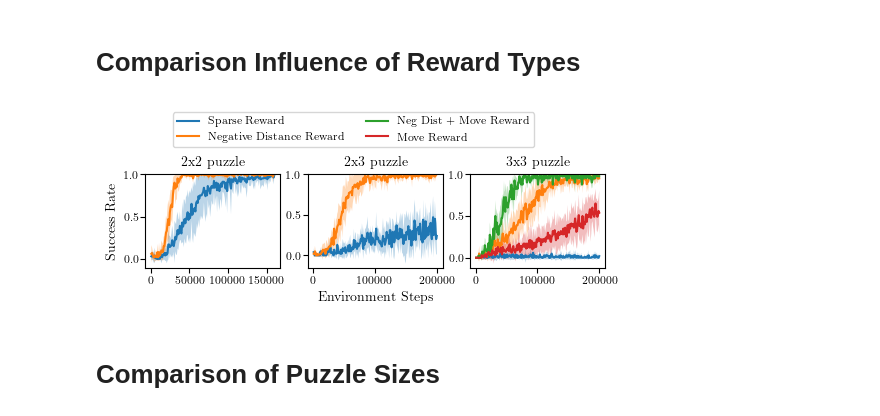
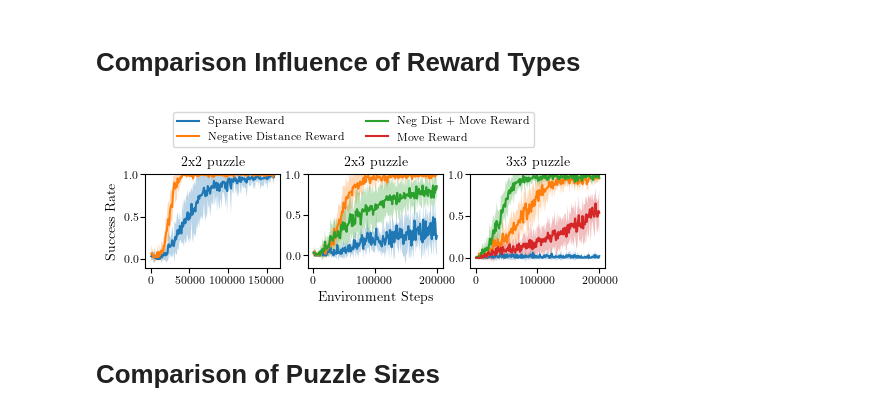
Before and after one commit to rosa-wolf/Multi-Phase-Skill-Learning-SlidingPuzzle, a Jupyter notebook: eval_data.ipynb, the cells around one changed output. Drawn from its saved outputs; the diff is of its cells as text; code cells hidden in the pictures.

Commit message:
Runs for 2x2 puzzle for movemnte reward evaluation

```diff
--- a/eval_data.ipynb
+++ b/eval_data.ipynb
@@ -157,6 +157,14 @@ path_negdist_2x3_3skills = ["/home/rosa/Documents/Uni/Masterarbeit/checkpoints_p
                            "/home/rosa/Documents/Uni/Masterarbeit/checkpoints_predefined/2x3/2x3_3skills_predefined_neg_distTrue_movementFalse_sparseFalse_seed495813/evaluations.npz","/home/rosa/Documents/Uni/Masterarbeit/checkpoints_predefined/2x3/2x3_3skills_predefined_neg_distTrue_movementFalse_sparseFalse_seed582759/evaluations.npz",
                            "/home/rosa/Documents/Uni/Masterarbeit/checkpoints_predefined/2x3/2x3_3skills_predefined_neg_distTrue_movementFalse_sparseFalse_seed682147/evaluations.npz","/home/rosa/Documents/Uni/Masterarbeit/checkpoints_predefined/2x3/2x3_3skills_predefined_neg_distTrue_movementFalse_sparseFalse_seed918504/evaluations.npz",
                            "/home/rosa/Documents/Uni/Masterarbeit/checkpoints_predefined/2x3/2x3_3skills_predefined_neg_distTrue_movementFalse_sparseFalse_seed978623//evaluations.npz"]
+
+path_move_2x3_3skills = ["/home/rosa/Documents/Uni/Masterarbeit/checkpoints_predefined/2x3/2x3_3skills_predefined_neg_distFalse_movementTrue_sparseFalse_seed123456/evaluations.npz",
+                           "/home/rosa/Documents/Uni/Masterarbeit/checkpoints_predefined/2x3/2x3_3skills_predefined_neg_distFalse_movementTrue_sparseFalse_seed126224/evaluations.npz",
+                           "/home/rosa/Documents/Uni/Masterarbeit/checkpoints_predefined/2x3/2x3_3skills_predefined_neg_distFalse_movementTrue_sparseFalse_seed214779/evaluations.npz",
+                           "/home/rosa/Documents/Uni/Masterarbeit/checkpoints_predefined/2x3/2x3_3skills_predefined_neg_distFalse_movementTrue_sparseFalse_seed285719/evaluations.npz","/home/rosa/Documents/Uni/Masterarbeit/checkpoints_predefined/2x3/2x3_3skills_predefined_neg_distFalse_movementTrue_sparseFalse_seed487193/evaluations.npz",
+                           "/home/rosa/Documents/Uni/Masterarbeit/checkpoints_predefined/2x3/2x3_3skills_predefined_neg_distFalse_movementTrue_sparseFalse_seed495813/evaluations.npz","/home/rosa/Documents/Uni/Masterarbeit/checkpoints_predefined/2x3/2x3_3skills_predefined_neg_distFalse_movementTrue_sparseFalse_seed582759/evaluations.npz",
+                           "/home/rosa/Documents/Uni/Masterarbeit/checkpoints_predefined/2x3/2x3_3skills_predefined_neg_distFalse_movementTrue_sparseFalse_seed682147/evaluations.npz","/home/rosa/Documents/Uni/Masterarbeit/checkpoints_predefined/2x3/2x3_3skills_predefined_neg_distFalse_movementTrue_sparseFalse_seed918504/evaluations.npz",
+                           "/home/rosa/Documents/Uni/Masterarbeit/checkpoints_predefined/2x3/2x3_3skills_predefined_neg_distFalse_movementTrue_sparseFalse_seed978623//evaluations.npz"]
 # %%
 path_sparse_3x3_4skills = ["/home/rosa/Documents/Uni/Masterarbeit/checkpoints_predefined/3x3/3x3_4skills_predefined_neg_distFalse_movementFalse_sparseTrue_seed123456/evaluations.npz",
                            "/home/rosa/Documents/Uni/Masterarbeit/checkpoints_predefined/3x3/3x3_4skills_predefined_neg_distFalse_movementFalse_sparseTrue_seed126224/evaluations.npz",
@@ -180,16 +188,16 @@ path_negdist_3x3_4skills = ["/home/rosa/Documents/Uni/Masterarbeit/checkpoints_p
                            "/home/rosa/Documents/Uni/Masterarbeit/checkpoints_predefined/3x3/3x3_4skills_predefined_neg_distTrue_movementFalse_sparseFalse_seed918504/evaluations.npz",
                            "/home/rosa/Documents/Uni/Masterarbeit/checkpoints_predefined/3x3/3x3_4skills_predefined_neg_distTrue_movementFalse_sparseFalse_seed978623/evaluations.npz"]
 
-path_neg_move_3x3_4skills = [#"/home/rosa/Documents/Uni/Masterarbeit/checkpoints_predefined/3x3/3x3_4skills_predefined_neg_distTrue_movementTrue_sparseFalse_seed123456/evaluations.npz",
+path_neg_move_3x3_4skills = ["/home/rosa/Documents/Uni/Masterarbeit/checkpoints_predefined/3x3/3x3_4skills_predefined_neg_distTrue_movementTrue_sparseFalse_seed123456/evaluations.npz",
                            "/home/rosa/Documents/Uni/Masterarbeit/checkpoints_predefined/3x3/3x3_4skills_predefined_neg_distTrue_movementTrue_sparseFalse_seed126224/evaluations.npz",
                            "/home/rosa/Documents/Uni/Masterarbeit/checkpoints_predefined/3x3/3x3_4skills_predefined_neg_distTrue_movementTrue_sparseFalse_seed214779/evaluations.npz",
-                           #"/home/rosa/Documents/Uni/Masterarbeit/checkpoints_predefined/3x3/3x3_4skills_predefined_neg_distTrue_movementTrue_sparseFalse_seed285719/evaluations.npz",
+                           "/home/rosa/Documents/Uni/Masterarbeit/checkpoints_predefined/3x3/3x3_4skills_predefined_neg_distTrue_movementTrue_sparseFalse_seed285719/evaluations.npz",
                            "/home/rosa/Documents/Uni/Masterarbeit/checkpoints_predefined/3x3/3x3_4skills_predefined_neg_distTrue_movementTrue_sparseFalse_seed487193/evaluations.npz",
-                           "/home/rosa/Documents/Uni/Masterarbeit/checkpoints_predefined/3x3/3x3_4skills_predefined_neg_distTrue_movementTrue_sparseFalse_seed495813/evaluations.npz"]
-                           #"/home/rosa/Documents/Uni/Masterarbeit/checkpoints_predefined/3x3/3x3_4skills_predefined_neg_distTrue_movementTrue_sparseFalse_seed582759/evaluations.npz",
-                           #"/home/rosa/Documents/Uni/Masterarbeit/checkpoints_predefined/3x3/3x3_4skills_predefined_neg_distTrue_movementTrue_sparseFalse_seed682147/evaluations.npz",
-                           #"/home/rosa/Documents/Uni/Masterarbeit/checkpoints_predefined/3x3/3x3_4skills_predefined_neg_distTrue_movementTrue_sparseFalse_seed918504/evaluations.npz",
-                           #"/home/rosa/Documents/Uni/Masterarbeit/checkpoints_predefined/3x3/3x3_4skills_predefined_neg_distTrue_movementTrue_sparseFalse_seed978623/evaluations.npz"]
+                           "/home/rosa/Documents/Uni/Masterarbeit/checkpoints_predefined/3x3/3x3_4skills_predefined_neg_distTrue_movementTrue_sparseFalse_seed495813/evaluations.npz",
+                           "/home/rosa/Documents/Uni/Masterarbeit/checkpoints_predefined/3x3/3x3_4skills_predefined_neg_distTrue_movementTrue_sparseFalse_seed582759/evaluations.npz",
+                           "/home/rosa/Documents/Uni/Masterarbeit/checkpoints_predefined/3x3/3x3_4skills_predefined_neg_distTrue_movementTrue_sparseFalse_seed682147/evaluations.npz",
+                           "/home/rosa/Documents/Uni/Masterarbeit/checkpoints_predefined/3x3/3x3_4skills_predefined_neg_distTrue_movementTrue_sparseFalse_seed918504/evaluations.npz",
+                           "/home/rosa/Documents/Uni/Masterarbeit/checkpoints_predefined/3x3/3x3_4skills_predefined_neg_distTrue_movementTrue_sparseFalse_seed978623/evaluations.npz"]
 
 path_move_3x3_4skills = ["/home/rosa/Documents/Uni/Masterarbeit/checkpoints_predefined/3x3/3x3_4skills_predefined_neg_distFalse_movementTrue_sparseFalse_seed123456/evaluations.npz",
                            "/home/rosa/Documents/Uni/Masterarbeit/checkpoints_predefined/3x3/3x3_4skills_predefined_neg_distFalse_movementTrue_sparseFalse_seed126224/evaluations.npz",
@@ -220,9 +228,11 @@ x2 = x2[idx]
 
 returns_sparse_2x3_3skills, succ_sparse_2x3_3skills = gather_data(path_sparse_2x3_3skills, x2, idx)
 returns_negdist_2x3_3skills, succ_negdist_2x3_3skills = gather_data(path_negdist_2x3_3skills, x2, idx)
+returns_move_2x3_3skills, succ_move_2x3_3skills = gather_data(path_move_2x3_3skills, x2, idx)
 
 mean_succ_sparse_2x3_3skills, std_succ_sparse_2x3_3skills = compute_mean_std(succ_sparse_2x3_3skills)
 mean_succ_negdist_2x3_3skills, std_succ_negdist_2x3_3skills = compute_mean_std(succ_negdist_2x3_3skills)
+mean_succ_move_2x3_3skills, std_succ_move_2x3_3skills = compute_mean_std(succ_move_2x3_3skills)
 # %%
 x3 = np.load(path_sparse_3x3_4skills[0], mmap_mode='r')["timesteps"]
 idx = np.where(x3 <= 200000)
@@ -258,6 +268,9 @@ ax[1].fill_between(x2, mean_succ_sparse_2x3_3skills + std_succ_sparse_2x3_3skill
 
 ax[1].plot(x2, mean_succ_negdist_2x3_3skills, label="Negative Distance Reward")
 ax[1].fill_between(x2, mean_succ_negdist_2x3_3skills + std_succ_negdist_2x3_3skills, mean_succ_negdist_2x3_3skills - std_succ_negdist_2x3_3skills, alpha=0.3)
+
+ax[1].plot(x2, mean_succ_move_2x3_3skills, label="Movement Reward Reward")
+ax[1].fill_between(x2, mean_succ_move_2x3_3skills + std_succ_move_2x3_3skills, mean_succ_move_2x3_3skills - std_succ_move_2x3_3skills, alpha=0.3)
 
 # 3x3 puzzle
 ax[2].plot(x3, mean_succ_sparse_3x3_4skills, label="Sparse Reward")
@@ -270,34 +283,34 @@ ax[2].plot(x3, mean_succ_neg_move_3x3_4skills, label="Neg Dist + Move Reward")
 ax[2].fill_between(x3, mean_succ_neg_move_3x3_4skills + std_succ_neg_move_3x3_4skills, mean_succ_neg_move_3x3_4skills - std_succ_neg_move_3x3_4skills, alpha=0.3)
 
 ax[2].plot(x3, mean_succ_move_3x3_4skills, label="Move Reward")
 ax[2].fill_between(x3, mean_succ_move_3x3_4skills + std_succ_move_3x3_4skills, mean_succ_move_3x3_4skills - std_succ_move_3x3_4skills, alpha=0.3)
 
 
 
 
 ax[0].set_ylim(top=1.)
 ax[1].set_ylim(top=1.)
 ax[2].set_ylim(top=1.)
 ax[0].set_title("2x2 puzzle")
 ax[1].set_title("2x3 puzzle")
 ax[2].set_title("3x3 puzzle")
 
 #ax[0, 0].set_xticklabels([])
 
 #for i in range(2):
 #    for j in range(3):
 #        ax[i, j].locator_params(axis='y', nbins=3)
 
 ax[1].set_xlabel('Environment Steps')
 ax[0].set_ylabel('Success Rate')
 handles, labels = ax[2].get_legend_handles_labels()
 fig.legend(handles, labels, ncol=2, bbox_to_anchor=(0.79,1.43))
 plt.savefig("Comparison-Reward_Shaping.pdf",
             bbox_inches='tight', dpi=plt.gcf().dpi)#,
             #dpi=1000)
 plt.show()
 # %% [output]
-[figure, old version]
+[figure, new version]
 # %% [markdown]
 # **Comparison of Puzzle Sizes**
 # %%
```
Also changed, not shown: 2 other files.
